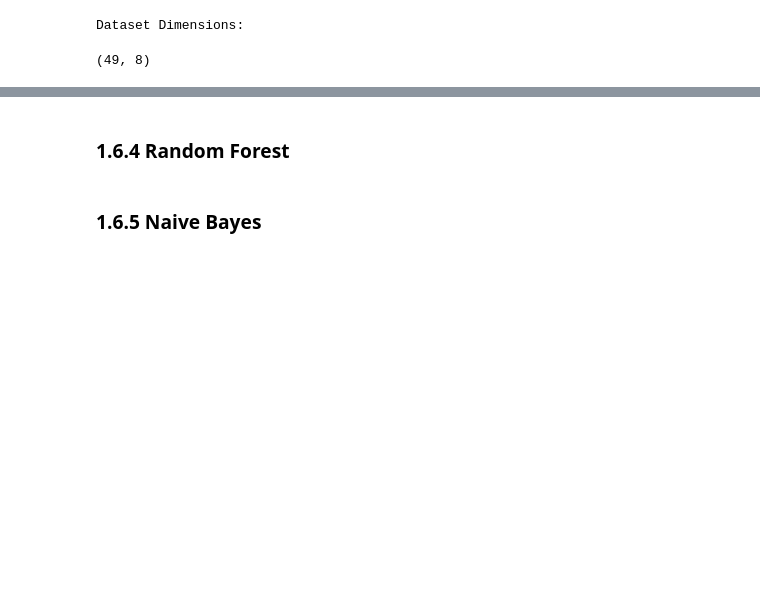
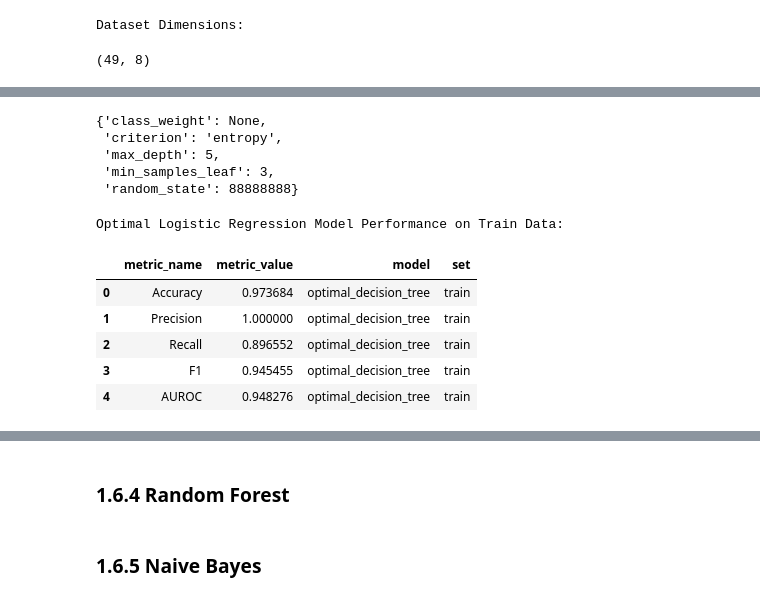
Before and after one commit to JohnPaulinePineda/Supervised-Machine-Learning-Classification-Final-Assignment, a Jupyter notebook: ClassificationForMachineLearning_FinalAssignment.ipynb, the cells around one changed output, grey strips where cells are left out. Saved outputs shown, nothing was run; the diff lists cells and outputs as text; code cells hidden in the pictures; blank space fills up the shorter version.

```diff
--- a/ClassificationForMachineLearning_FinalAssignment.ipynb
+++ b/ClassificationForMachineLearning_FinalAssignment.ipynb
@@ -1989,0 +2104,67 @@ def model_performance_evaluation(y_true, y_pred):
+# %%
+##################################
+# Creating an instance of the
+# Decision Tree model
+##################################
+decision_tree = DecisionTreeClassifier()
+
+##################################
+# Defining the hyperparameters for the
+# Decision Tree model
+##################################
+hyperparameter_grid = {
+    'criterion': ['gini','entropy','log_loss'],
+    'max_depth': [3,5,7],
+    'min_samples_leaf': [3,5,10],
+    'class_weight': [None],
+    'random_state': [88888888]}
+
+##################################
+# Defining the hyperparameters for the
+# Decision Tree model
+##################################
+optimal_decision_tree = GridSearchCV(estimator = decision_tree,
+                                           param_grid = hyperparameter_grid,
+                                           n_jobs = -1,
+                                           scoring='f1')
+
+##################################
+# Fitting the optimal Decision Tree model
+##################################
+optimal_decision_tree.fit(X_train, y_train)
+
+##################################
+# Determining the optimal hyperparameter
+# for the Decision Tree model
+##################################
+optimal_decision_tree.best_score_
+optimal_decision_tree.best_params_
+# %% [output]
+{'class_weight': None,
+ 'criterion': 'entropy',
+ 'max_depth': 5,
+ 'min_samples_leaf': 3,
+ 'random_state': 88888888}
+# %%
+##################################
+# Evaluating the optimal decision tree model
+# on the train set
+##################################
+optimal_decision_tree_y_hat_train = optimal_decision_tree.predict(X_train)
+
+##################################
+# Gathering the model evaluation metrics
+##################################
+optimal_decision_tree_performance_train = model_performance_evaluation(y_train, optimal_decision_tree_y_hat_train)
+optimal_decision_tree_performance_train['model'] = ['optimal_decision_tree'] * 5
+optimal_decision_tree_performance_train['set'] = ['train'] * 5
+print('Optimal Logistic Regression Model Performance on Train Data: ')
+display(optimal_decision_tree_performance_train)
+# %% [output]
+Optimal Logistic Regression Model Performance on Train Data:
+|  | metric_name | metric_value | model | set |
+| 0 | Accuracy | 0.973684 | optimal_decision_tree | train |
+| 1 | Precision | 1.000000 | optimal_decision_tree | train |
+| 2 | Recall | 0.896552 | optimal_decision_tree | train |
+| 3 | F1 | 0.945455 | optimal_decision_tree | train |
+| 4 | AUROC | 0.948276 | optimal_decision_tree | train |
```
Also changed, not shown: parts of 15 cells of this notebook.
